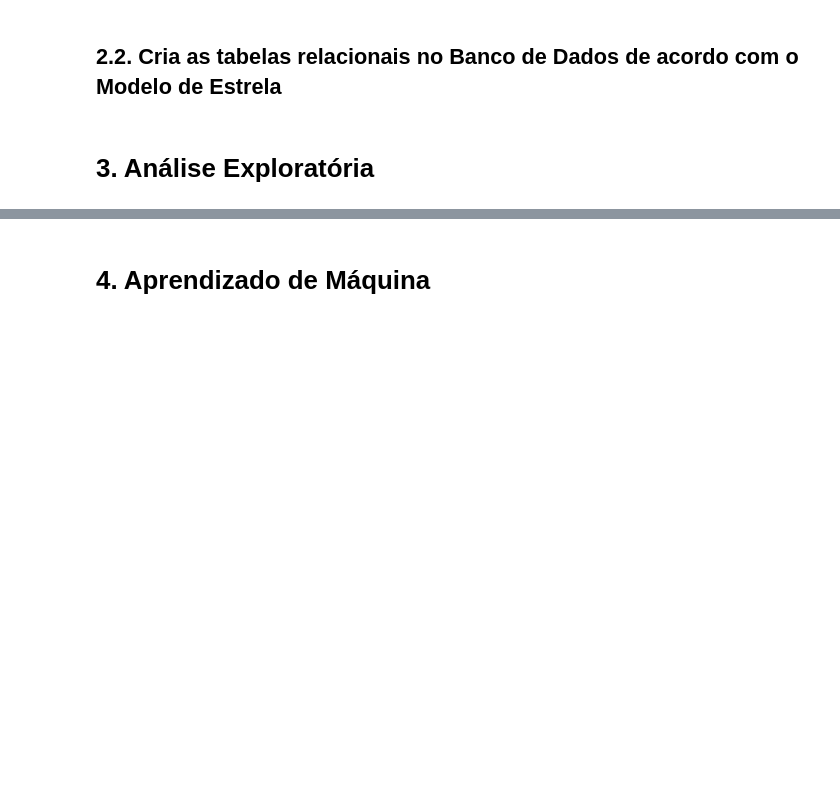
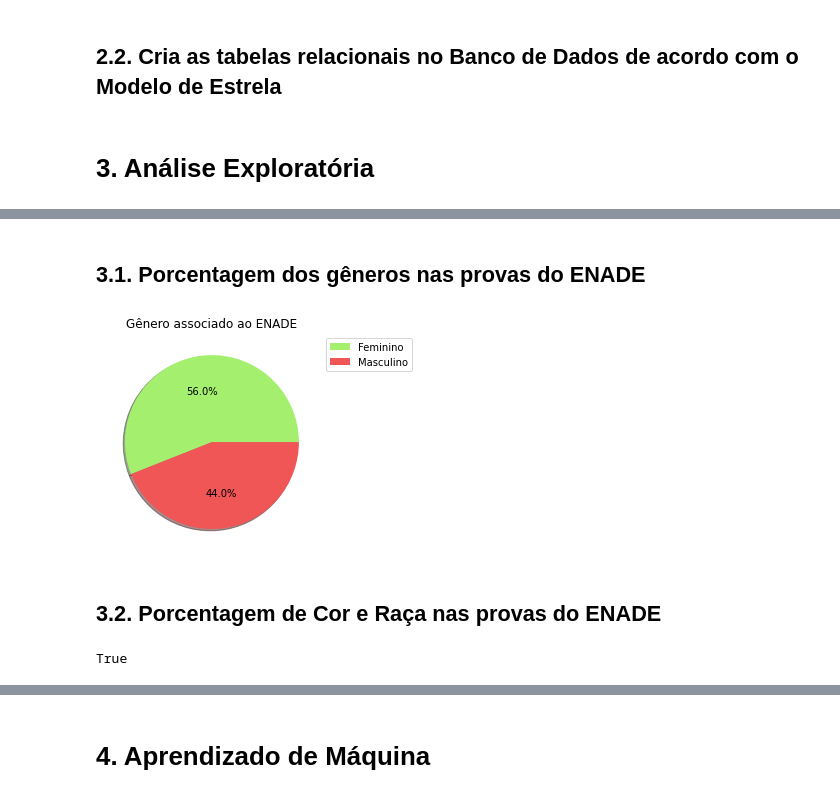
Before and after one commit to MelissapG/data-warehouse, a Jupyter notebook: prova-individual/DW-Prova_Individual.ipynb, the cells around one changed output, grey strips where cells are left out. Drawn from its saved outputs; the diff is of its cells as text; code cells hidden in the pictures; blank space fills up the shorter version.

```diff
--- a/prova-individual/DW-Prova_Individual.ipynb
+++ b/prova-individual/DW-Prova_Individual.ipynb
@@ -156,0 +166,16 @@ with engine.connect() as con:
+# %% [markdown]
+## 3.1. Porcentagem dos gêneros nas provas do ENADE
+# %%
+plt.pie(df.TP_SEXO.value_counts(), autopct='%1.1f%%', shadow=True, colors=['#A4F06E','#F05656'])
+plt.title('Gênero associado ao ENADE')
+plt.legend(bbox_to_anchor=(1, 1), labels=['Feminino','Masculino'])
+plt.show()
+# %% [output]
+[figure, added]
+# %% [markdown]
+## 3.2. Porcentagem de Cor e Raça nas provas do ENADE
+# %%
+#verficando a existencia de valores nulos
+df.QE_I02.isnull().any()
+# %% [output]
+True
```
Also changed, not shown: parts of 14 cells of this notebook.
